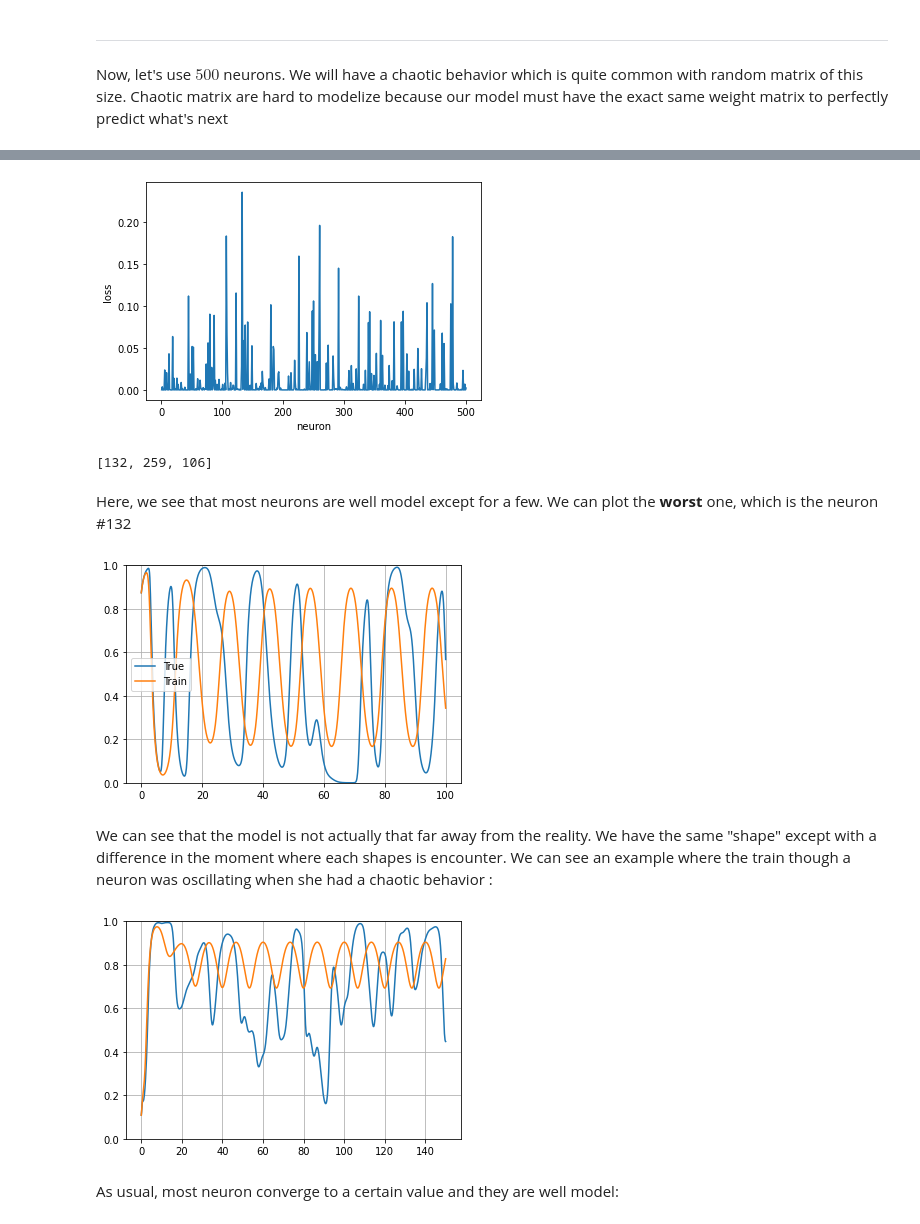
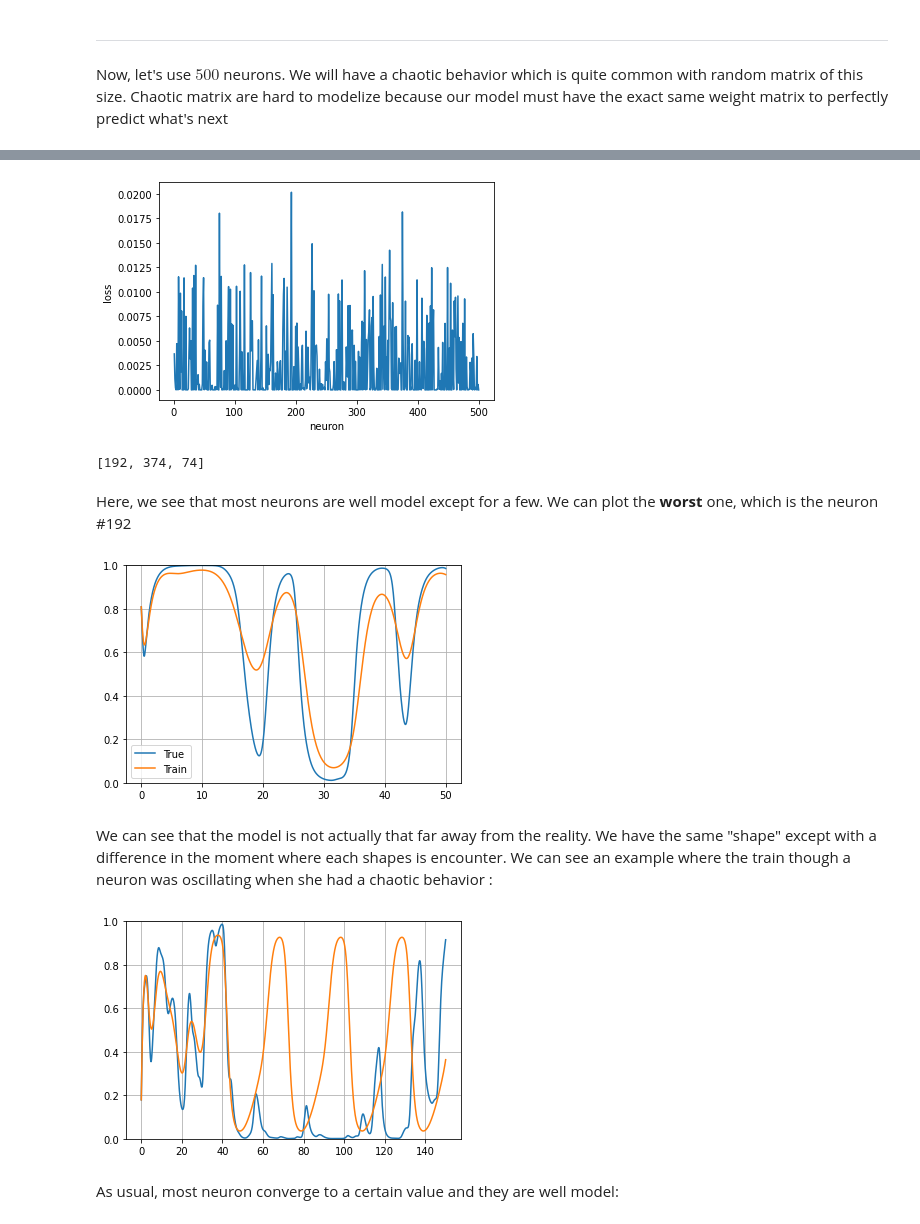
Before and after one commit to DCC-Lab/Computational-neuroscience-RNNs-, a Jupyter notebook: Training RNN/RNN_Env_Vectorize.ipynb, the cells around one changed output, grey strips where cells are left out. Cells and saved outputs as stored; diff of their text form; code cells hidden in the pictures.

```diff
--- a/Training RNN/RNN_Env_Vectorize.ipynb
+++ b/Training RNN/RNN_Env_Vectorize.ipynb
@@ -130,7 +130,7 @@ import matplotlib.pyplot as plt
 from Hessianfree import HessianFree
 
 
-def Train_RNN(n_neurons, x, dt, mu, lr=1, n_iters=500, verbose=False, loss_graph=False):
+def Train_RNN(n_neurons, x, dt, mu, lr=1, n_iters=500, g=0.001, momentum=0.9, verbose=False, loss_graph=False):
     '''
     Function that train our RNN to match a specific model
     ----------------------
@@ -160,12 +160,12 @@ def Train_RNN(n_neurons, x, dt, mu, lr=1, n_iters=500, verbose=False, loss_graph
 
     #Set up
     #W = torch.zeros(n_neurons, n_neurons, dtype=torch.float32, requires_grad=True)
-    W = 0.001*torch.randn(n_neurons, n_neurons, dtype=torch.float32, requires_grad=True)
+    W = g * torch.randn(n_neurons, n_neurons, dtype=torch.float32, requires_grad=True)
     W = nn.Parameter(W)  #Parameter that will be modify
 
     model = RNNModel(W=W, dt=dt, mu=mu)
     #optimizer = HessianFree(model.parameters())
-    optimizer = torch.optim.SGD(model.parameters(), lr=lr, momentum=0.9)
+    optimizer = torch.optim.SGD(model.parameters(), lr=lr, momentum=momentum)
     loss = nn.MSELoss()
 
     #x_pred = torch.zeros(x.shape[0], x.shape[1])
@@ -477,7 +477,7 @@ plt.show()
 # %%
 import time
 start = time.time()
-pred = Train_RNN(500, data["Data"].T, data["dt"], mu=data["mu"], n_iters=2500, lr=20000, verbose=True, loss_graph=True)
+pred = Train_RNN(500, data["Data"].T, data["dt"], mu=data["mu"], n_iters=2500, lr=20000, verbose=True, loss_graph=True, g=0.01)
 end = time.time()
 print(end-start)
 # %% [output]
@@ -503,26 +503,26 @@ epoch 2400/2500 loss 0.000002
 # %%
 #Quality for t=100 (model train for t=50)
-t = np.linspace(0, 100, 1000)
+t = np.linspace(0, 50, 1000)
 true = rnn(t=t, IC=IC, dydx=dydx, W=data["W"])[0]
 train = rnn(t=t, IC=IC, dydx=dydx, W=pred["W"])[0]
 qual = quality(500, true=true, train=train, num_max=3)
 qual
 # %% [output]
-[figure, old version]
+[figure, new version]
-[132, 259, 106]
+[192, 374, 74]
 # %% [markdown]
-Here, we see that most neurons are well model except for a few. We can plot the **worst** one, which is the neuron #132
+Here, we see that most neurons are well model except for a few. We can plot the **worst** one, which is the neuron #192
 # %%
-t = np.linspace(0,100, 1000)
+t = np.linspace(0,50, 1000)
 
-plt.plot(t, true[:,132], label="True")
-plt.plot(t, train[:,132], label="Train")
+plt.plot(t, true[:,192], label="True")
+plt.plot(t, train[:,192], label="Train")
 plt.grid(True)
 plt.legend()
 plt.ylim([0, 1])
 plt.show()
 # %% [output]
-[figure, old version]
+[figure, new version]
 # %% [markdown]
 We can see that the model is not actually that far away from the reality. We have the same "shape" except with a difference in the moment where each shapes is encounter. We can see an example where the train though a neuron was oscillating when she had a chaotic behavior :
 # %%
@@ -536,7 +536,7 @@ plt.grid(True)
 plt.ylim([0, 1])
 plt.show()
 # %% [output]
-[figure, old version]
+[figure, new version]
 # %% [markdown]
 As usual, most neuron converge to a certain value and they are well model:
 # %%
```
Also changed, not shown: parts of 49 cells of this notebook, 1 other file.
